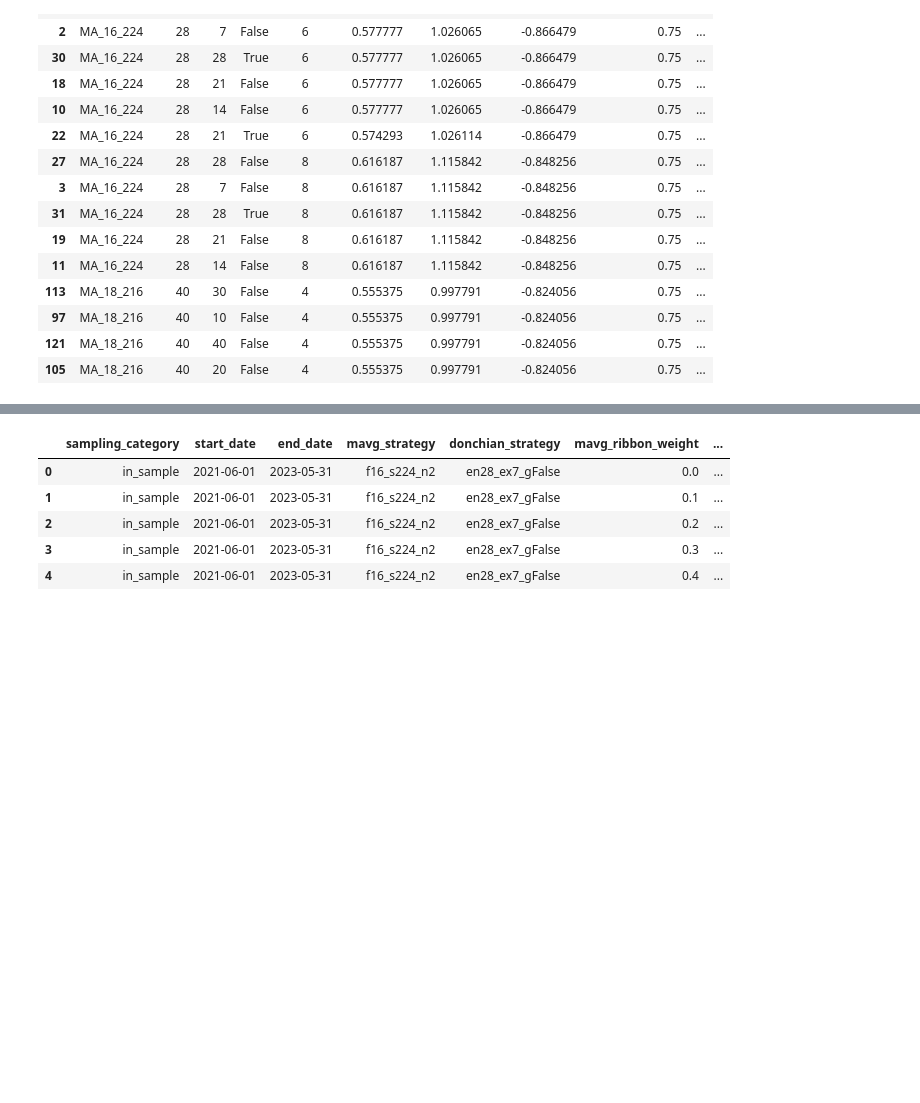
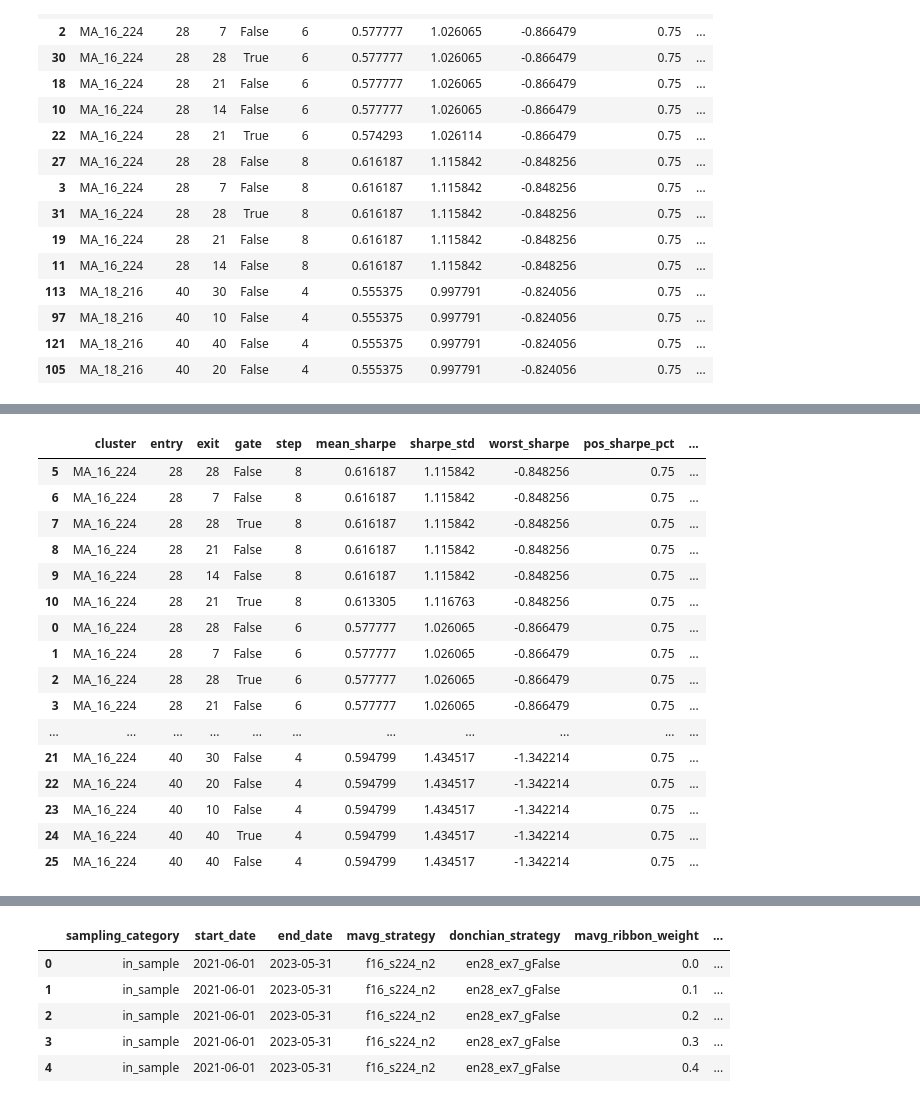
Before and after one commit to adheerchauhan/trend_following, a Jupyter notebook: Trend_Following_Parameter_Optimization_5.ipynb, the cells around one changed output, grey strips where cells are left out. Drawn from its saved outputs; the diff is of its cells as text; code cells hidden in the pictures; blank space fills up the shorter version.

```diff
--- a/Trend_Following_Parameter_Optimization_5.ipynb
+++ b/Trend_Following_Parameter_Optimization_5.ipynb
@@ -1394,24 +1405,30 @@ group_cols = ["cluster","entry","exit","gate","step"]
 df_performance_summary_os = (
     df_performance_os.groupby(group_cols)
     .agg(
-        mean_sharpe    = ("annualized_sharpe_ratio","mean"),
-        sharpe_std     = ("annualized_sharpe_ratio","std"),
-        worst_sharpe   = ("annualized_sharpe_ratio","min"),
-        pos_sharpe_pct = ("annualized_sharpe_ratio", lambda x: (x > 0).mean()),  # % of slices with Sharpe > 0
-        worst_dd       = ("max_drawdown","min"),
-        mean_dd        = ("max_drawdown","mean"),
-        mean_return    = ("annualized_return","mean"),
-        trade_count    = ("trade_count","mean"),
+        mean_sharpe      = ("annualized_sharpe_ratio","mean"),
+        sharpe_std       = ("annualized_sharpe_ratio","std"),
+        worst_sharpe     = ("annualized_sharpe_ratio","min"),
+        pos_sharpe_pct   = ("annualized_sharpe_ratio", lambda x: (x > 0).mean()),  # % of slices with Sharpe > 0
+        worst_dd         = ("max_drawdown","min"),
+        mean_dd          = ("max_drawdown","mean"),
+        mean_return      = ("annualized_return","mean"),
+        mean_trade_count = ("trade_count","mean"),
     )
     .reset_index()
 )
+
+## Get the Standard Deviation of the per Coin Sharpe Ratios
+coin_cols = [c for c in df_performance_os.columns if c.endswith("_annualized_sharpe_ratio")]
+coin_disp = (df_performance_os.groupby(group_cols)[coin_cols].mean().std(axis=1)
+             .rename("coin_sharpe_std").reset_index())
+df_performance_summary_os = pd.merge(df_performance_summary_os, coin_disp, on=group_cols, how='left')
 
 # A composite score that rewards level + stability + shallower DD, penalises turnover
 lam_std, lam_dd, lam_turn = 0.5, 0.1, 1e-4  # tune lam_turn to your fee model
 df_performance_summary_os["strategy_score"] = (
     df_performance_summary_os["mean_sharpe"] - lam_std * df_performance_summary_os["sharpe_std"]
     + lam_dd  * df_performance_summary_os["worst_dd"]      # DD is negative; adding improves score when less negative
-    - lam_turn* df_performance_summary_os["trade_count"]
+    - lam_turn* df_performance_summary_os["mean_trade_count"]
 )
 
 df_performance_summary_os = df_performance_summary_os.sort_values("strategy_score", ascending=False)
@@ -1480 +1523,24 @@ corrs = (
+# %%
+df_best_stepsize_sharpe = get_mavg_stepsize_performance(df_performance_summary_os)
+df_best_stepsize_sharpe
+
+## Stepsize of 8 has the best performance
+# %% [output]
+|  | cluster | entry | exit | gate | step | mean_sharpe | sharpe_std | worst_sharpe | pos_sharpe_pct | ... |
+| 5 | MA_16_224 | 28 | 28 | False | 8 | 0.616187 | 1.115842 | -0.848256 | 0.75 | ... |
+| 6 | MA_16_224 | 28 | 7 | False | 8 | 0.616187 | 1.115842 | -0.848256 | 0.75 | ... |
+| 7 | MA_16_224 | 28 | 28 | True | 8 | 0.616187 | 1.115842 | -0.848256 | 0.75 | ... |
+| 8 | MA_16_224 | 28 | 21 | False | 8 | 0.616187 | 1.115842 | -0.848256 | 0.75 | ... |
+| 9 | MA_16_224 | 28 | 14 | False | 8 | 0.616187 | 1.115842 | -0.848256 | 0.75 | ... |
+| 10 | MA_16_224 | 28 | 21 | True | 8 | 0.613305 | 1.116763 | -0.848256 | 0.75 | ... |
+| 0 | MA_16_224 | 28 | 28 | False | 6 | 0.577777 | 1.026065 | -0.866479 | 0.75 | ... |
+| 1 | MA_16_224 | 28 | 7 | False | 6 | 0.577777 | 1.026065 | -0.866479 | 0.75 | ... |
+| 2 | MA_16_224 | 28 | 28 | True | 6 | 0.577777 | 1.026065 | -0.866479 | 0.75 | ... |
+| 3 | MA_16_224 | 28 | 21 | False | 6 | 0.577777 | 1.026065 | -0.866479 | 0.75 | ... |
+| ... | ... | ... | ... | ... | ... | ... | ... | ... | ... | ... |
+| 21 | MA_16_224 | 40 | 30 | False | 4 | 0.594799 | 1.434517 | -1.342214 | 0.75 | ... |
+| 22 | MA_16_224 | 40 | 20 | False | 4 | 0.594799 | 1.434517 | -1.342214 | 0.75 | ... |
+| 23 | MA_16_224 | 40 | 10 | False | 4 | 0.594799 | 1.434517 | -1.342214 | 0.75 | ... |
+| 24 | MA_16_224 | 40 | 40 | True | 4 | 0.594799 | 1.434517 | -1.342214 | 0.75 | ... |
+| 25 | MA_16_224 | 40 | 40 | False | 4 | 0.594799 | 1.434517 | -1.342214 | 0.75 | ... |
 # %%
```
Also changed, not shown: parts of 16 cells of this notebook.
